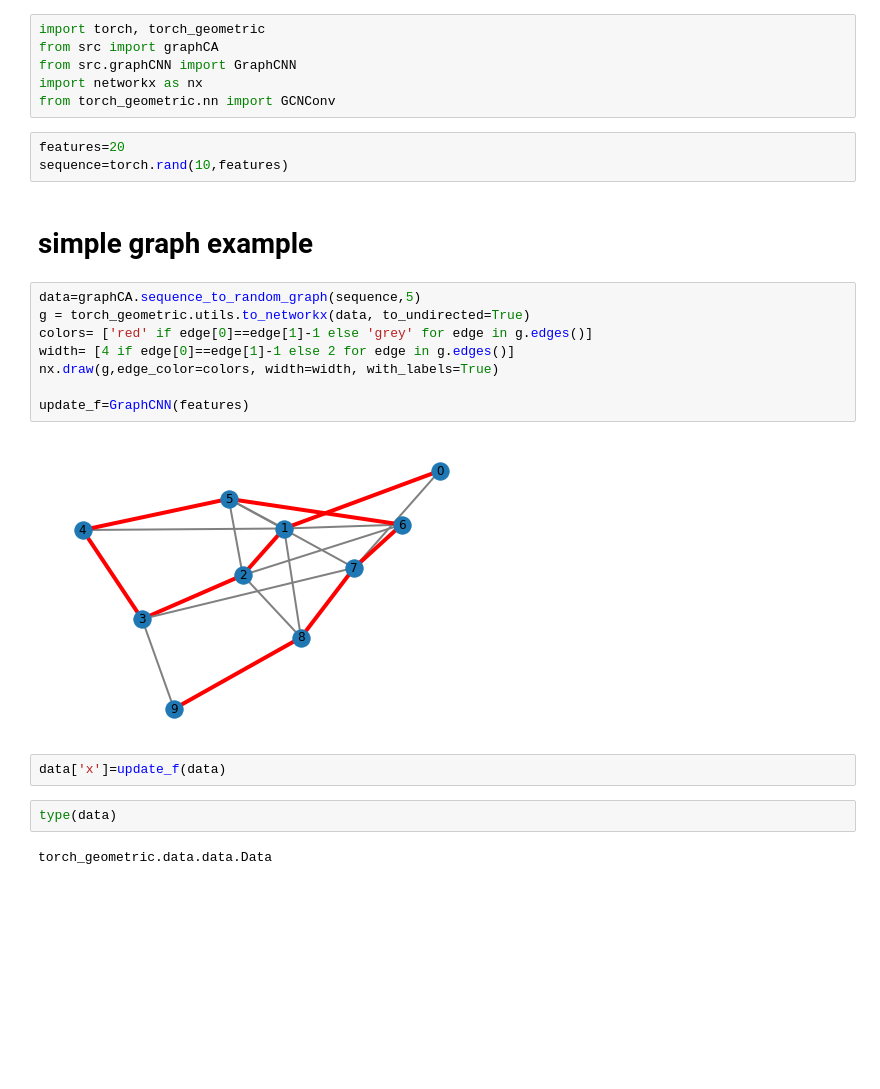
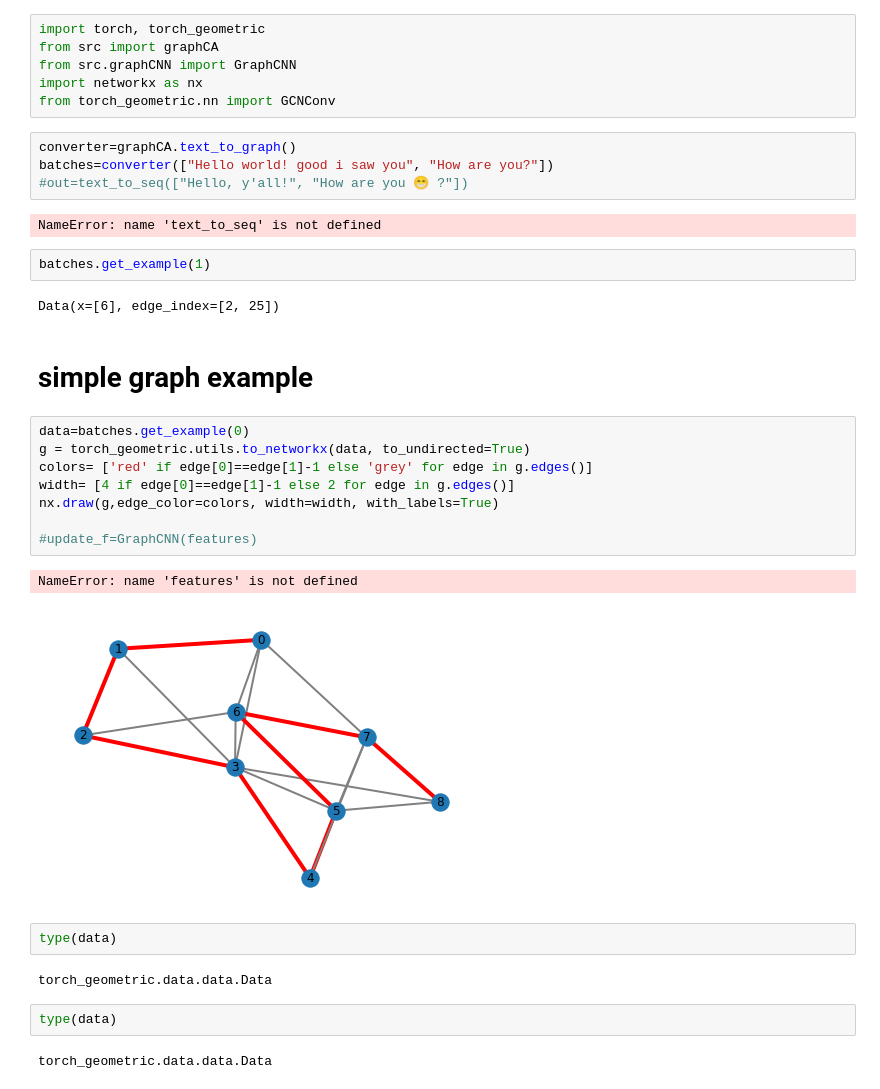
Before and after one commit to Francesco215/Language_CA, a Jupyter notebook: test.ipynb, the cells around one changed output. Saved outputs shown, nothing was run; the diff lists cells and outputs as text; blank space fills up the shorter version.

Commit message:
added way to load a text into the graph

```diff
--- a/test.ipynb
+++ b/test.ipynb
@@ -4,24 +4,34 @@ from src import graphCA
 from src.graphCNN import GraphCNN
 import networkx as nx
 from torch_geometric.nn import GCNConv
-# %%
-features=20
-sequence=torch.rand(10,features)
+# %%
+converter=graphCA.text_to_graph()
+batches=converter(["Hello world! good i saw you", "How are you?"])
+#out=text_to_seq(["Hello, y'all!", "How are you 😁 ?"])
+# %% [output]
+NameError: name 'text_to_seq' is not defined
+# %%
+batches.get_example(1)
+# %% [output]
+Data(x=[6], edge_index=[2, 25])
 # %% [markdown]
 # simple graph example
 # %%
-data=graphCA.sequence_to_random_graph(sequence,5)
+data=batches.get_example(0)
 g = torch_geometric.utils.to_networkx(data, to_undirected=True)
 colors= ['red' if edge[0]==edge[1]-1 else 'grey' for edge in g.edges()]
 width= [4 if edge[0]==edge[1]-1 else 2 for edge in g.edges()]
 nx.draw(g,edge_color=colors, width=width, with_labels=True)
 
-update_f=GraphCNN(features)
+#update_f=GraphCNN(features)
 # %% [output]
+NameError: name 'features' is not defined
-[figure, old version]
+[figure, new version]
-# %%
-data['x']=update_f(data)
 # %%
 type(data)
 # %% [output]
 torch_geometric.data.data.Data
+# %%
+type(data)
+# %% [output]
+torch_geometric.data.data.Data
```
Also changed, not shown: parts of 10 cells of this notebook, 2 other files.
